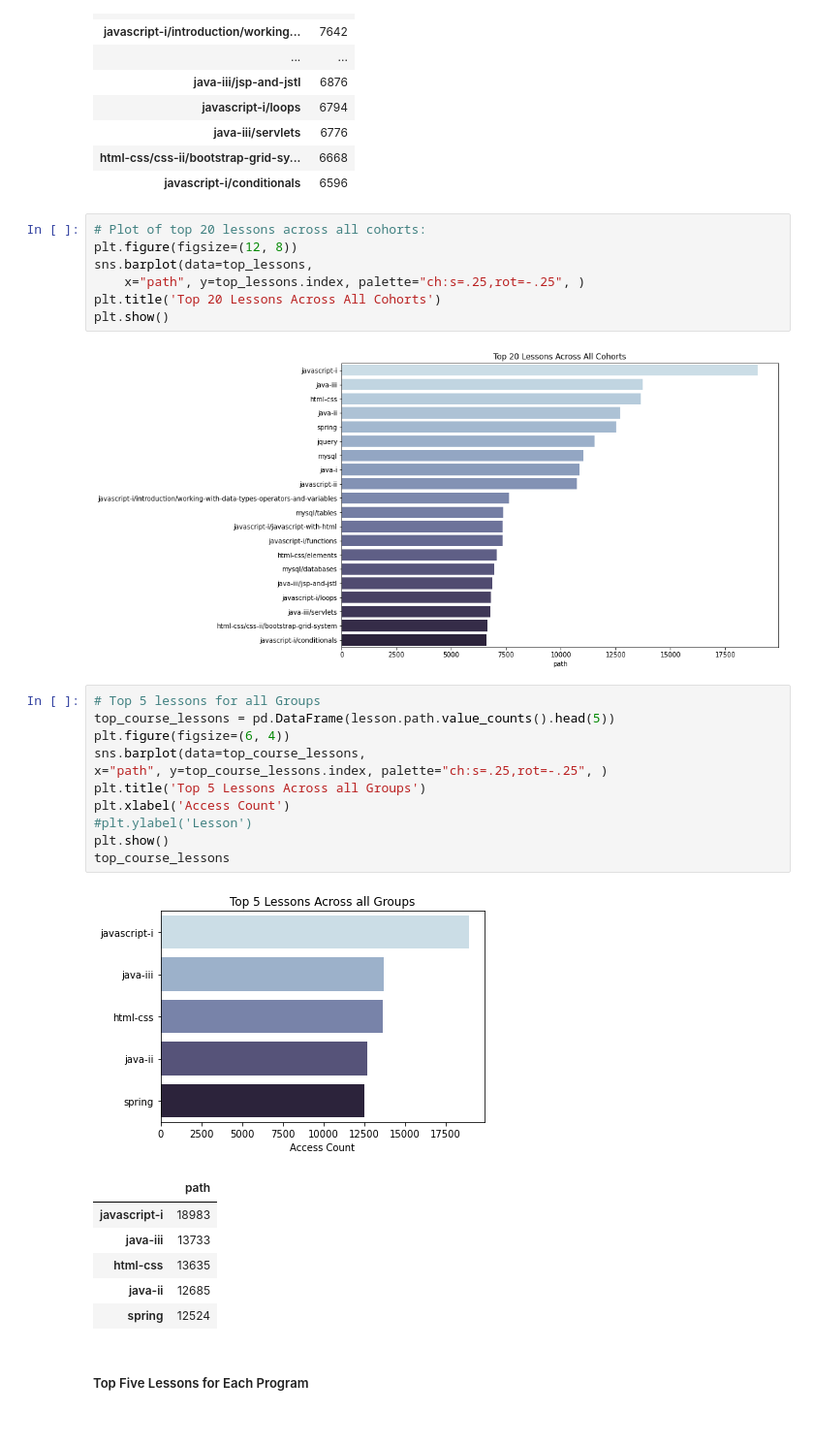
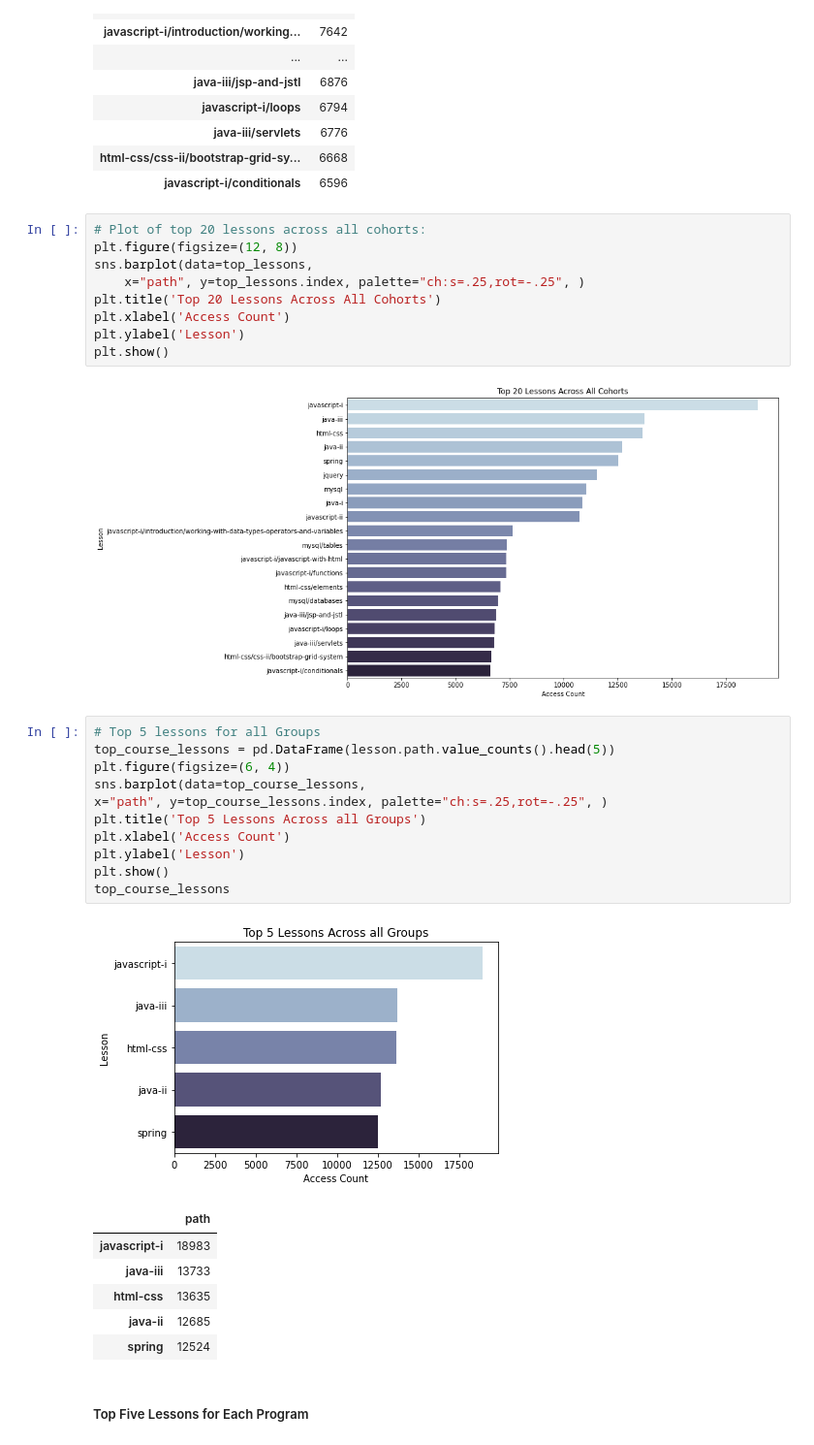
Before and after one commit to jeffakins/anomaly_detection_project, a Jupyter notebook: anomaly_detection_project.ipynb, the cells around one changed output. Shown at 97% size. Drawn from its saved outputs; the diff is of its cells as text.

```diff
--- a/anomaly_detection_project.ipynb
+++ b/anomaly_detection_project.ipynb
@@ -117,22 +122,24 @@ plt.figure(figsize=(12, 8))
 sns.barplot(data=top_lessons,
     x="path", y=top_lessons.index, palette="ch:s=.25,rot=-.25", )
 plt.title('Top 20 Lessons Across All Cohorts')
+plt.xlabel('Access Count')
+plt.ylabel('Lesson')
 plt.show()
 # %% [output]
-[figure, old version]
+[figure, new version]
 # %%
 # Top 5 lessons for all Groups
 top_course_lessons = pd.DataFrame(lesson.path.value_counts().head(5))
 plt.figure(figsize=(6, 4))
 sns.barplot(data=top_course_lessons,
 x="path", y=top_course_lessons.index, palette="ch:s=.25,rot=-.25", )
 plt.title('Top 5 Lessons Across all Groups')
 plt.xlabel('Access Count')
-#plt.ylabel('Lesson')
+plt.ylabel('Lesson')
 plt.show()
 top_course_lessons
 # %% [output]
-[figure, old version]
+[figure, new version]
 |  | path |
 | javascript-i | 18983 |
 | java-iii | 13733 |
```
Also changed, not shown: parts of 17 cells of this notebook, 1 other file.
